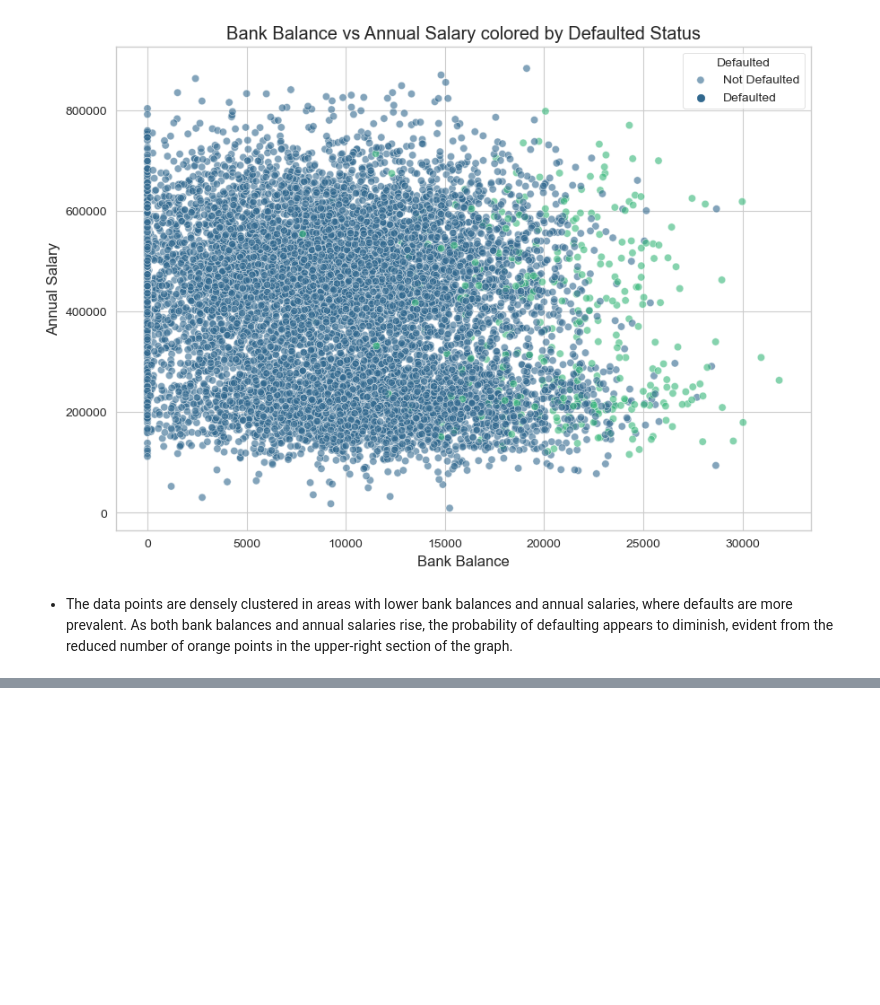
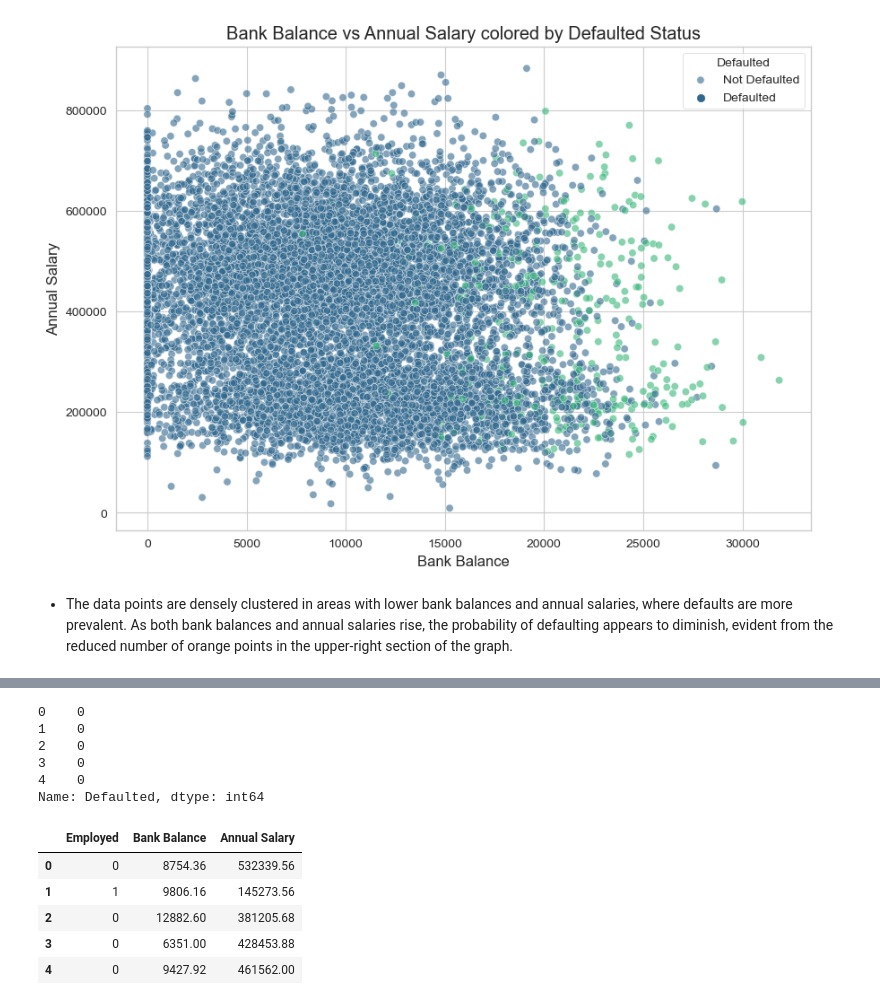
Before and after one commit to LoveRedemption/Loan_Default, a Jupyter notebook: Loan_Default.ipynb, the cells around one changed output, grey strips where cells are left out. Saved outputs shown, nothing was run; the diff lists cells and outputs as text; code cells hidden in the pictures; blank space fills up the shorter version.

```diff
--- a/Loan_Default.ipynb
+++ b/Loan_Default.ipynb
@@ -324,0 +340,11 @@ plt.show()
+# %%
+from sklearn.preprocessing import LabelEncoder
+
+# Create a LabelEncoder object
+le = LabelEncoder()
+
+# Fit and transform the 'Employed' column
+df['Employed'] = le.fit_transform(df['Employed'])
+
+# Print the first two rows of the 'Employed' column
+print(df['Employed'].head(2))
@@ -324,0 +359,22 @@ plt.show()
+# %%
+# select the target of the dataset, y
+y = df['Defaulted']
+y.head()
+# %% [output]
+0    0
+1    0
+2    0
+3    0
+4    0
+Name: Defaulted, dtype: int64
+# %%
+# select the independent variables, X
+X = df.drop(columns = 'Defaulted', axis = 1)
+X.head()
+# %% [output]
+|  | Employed | Bank Balance | Annual Salary |
+| 0 | 0 | 8754.36 | 532339.56 |
+| 1 | 1 | 9806.16 | 145273.56 |
+| 2 | 0 | 12882.60 | 381205.68 |
+| 3 | 0 | 6351.00 | 428453.88 |
+| 4 | 0 | 9427.92 | 461562.00 |
```
Also changed, not shown: parts of 24 cells of this notebook.
